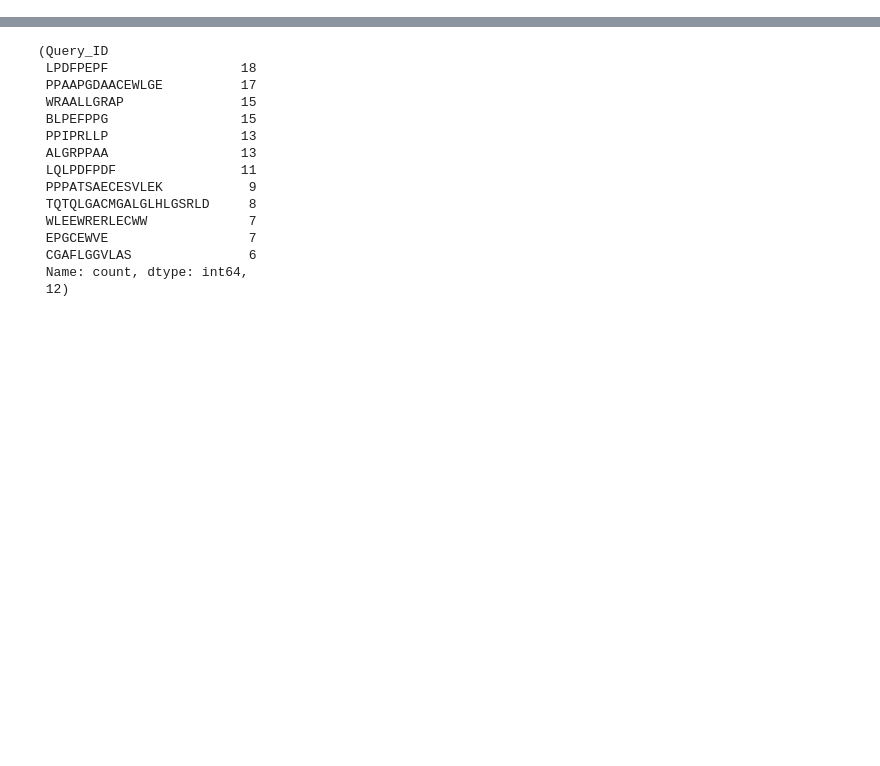
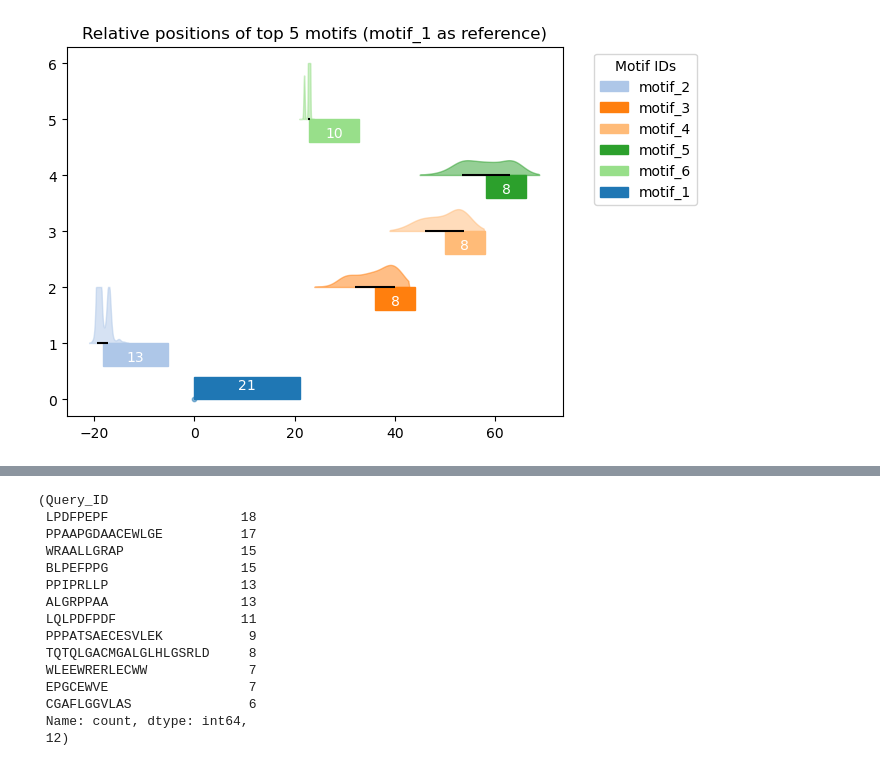
Before and after one commit to Delft-iGEM/utp-sequence-analysis, a Jupyter notebook: motifs.ipynb, the cells around one changed output, grey strips where cells are left out. Drawn from its saved outputs; the diff is of its cells as text; code cells hidden in the pictures; blank space fills up the shorter version.

Commit message:
plot relative positions of motifs

```diff
--- a/motifs.ipynb
+++ b/motifs.ipynb
@@ -88,0 +30,89 @@ SeqIO.write(db_no_c_term, "utp-data/proteomics_DB_no_c_term.fasta", "fasta")
+# %%
+def parse_xml_motifs(file_path):
+    meme_xml = ET.parse(file_path)
+    return meme_xml
+
+def extract_scanned_sites(meme_xml):
+    sites = meme_xml.findall('.//scanned_sites')
+    scanned_sites = [
+        (tag.attrib["sequence_id"], site.attrib)
+        for tag in sites
+        for site in tag.findall("scanned_site")
+    ]
+    return scanned_sites
+
+def compute_relative_positions(scanned_sites, reference_motif="motif_1"):
+    motif1_positions = {seq: int(motif["position"]) for seq, motif in scanned_sites if motif["motif_id"] == reference_motif}
+    relative_position_occurrances = [
+        (seq, motif["motif_id"], int(motif["position"]) - motif1_positions[seq])
+        for seq, motif in scanned_sites
+        if seq in motif1_positions and motif["motif_id"] != reference_motif
+    ]
+    return relative_position_occurrances
+
+def plot_motif_positions(relative_position_occurrances, meme_xml, top_n=5):
+    motifs = sorted(list(set(( motif for _, motif, _ in relative_position_occurrances  ))), key=lambda motif: int(motif.split("_")[1]))
+
+    relative_positions = [[] for _ in motifs]
+    for _, motif_id, rel_pos in relative_position_occurrances:
+        relative_positions[motifs.index(motif_id)].append(rel_pos)
+
+    motif_seqs = {tag.attrib["id"]: tag.attrib["name"] for tag in meme_xml.findall('.//motif')}
+    cmap = matplotlib.colormaps["tab20"]
+    _, ax = plt.subplots()
+
+    for idx, motif in enumerate(motifs):
+        if idx >= top_n:
+            break
+        rel_pos = relative_positions[motifs.index(motif)]
+        mean_pos = np.mean(rel_pos)
+        std_pos = np.std(rel_pos)
+
+        # print(f"Motif {motif}")
+        # print(f"\tcount: {len(rel_pos)}")
+        # print(f"\tmean: {mean_pos}")
+        # print(f"\tstd: {std_pos}")
+        # print(f"\tmin: {min(rel_pos)}")
+        # print(f"\tmax: {max(rel_pos)}")
+        # print()
+
+        base_y = idx + 1
+        rect = plt.Rectangle((mean_pos, base_y - 0.4), width=len(motif_seqs[motif]), height=0.4, color=cmap(base_y), label=motif)
+        ax.add_patch(rect)
+        ax.text(mean_pos + len(motif_seqs[motif])/2, base_y-0.25, f"{len(motif_seqs[motif])}", ha="center", va="center", color="white")
+
+        ax.hlines(base_y, mean_pos - std_pos, mean_pos + std_pos, color="black")
+        kde = gaussian_kde(rel_pos)
+        x = np.linspace(min(rel_pos) - 1, max(rel_pos) + 1, 100)
+        y = kde(x) * 4
+        y = np.clip(y, 0, 1)
+        y[0] = 0
+        y[-1] = 0
+        ax.fill(x, base_y + y, color=cmap(base_y), alpha=0.5)
+
+    # Draw reference motif
+    rect = plt.Rectangle(
+        (0, 0),
+        width=len(motif_seqs["motif_1"]),
+        height=0.4,
+        color=cmap(0),
+        label="motif_1",
+    )
+    ax.add_patch(rect)
+    plt.scatter(0, 0, color=cmap(0), alpha=0.5, s=10)
+    ax.text(len(motif_seqs["motif_1"]) / 2, 0.25, f"{len(motif_seqs['motif_1'])}", ha="center", va="center", color="white")
+    # ax.vlines(len(motif_seqs["motif_1"]), 0, len(top_5_mean_positions)+1, color=cmap(0), linestyle="--", alpha=0.5)
+    # ax.vlines(0, 0, len(top_5_mean_positions)+1, color=cmap(0), linestyle="--", alpha=0.5)
+
+
+    ax.set_title("Relative positions of top 5 motifs (motif_1 as reference)")
+    ax.legend(title="Motif IDs", bbox_to_anchor=(1.05, 1), loc="upper left")
+    plt.show()
+
+file_path = 'utp-data/meme_out/meme.xml'
+meme_xml = parse_xml_motifs(file_path)
+scanned_sites = extract_scanned_sites(meme_xml)
+relative_position_occurrances = compute_relative_positions(scanned_sites)
+plot_motif_positions(relative_position_occurrances, meme_xml)
+# %% [output]
+[figure, added]
```
Also changed, not shown: parts of 9 cells of this notebook.
